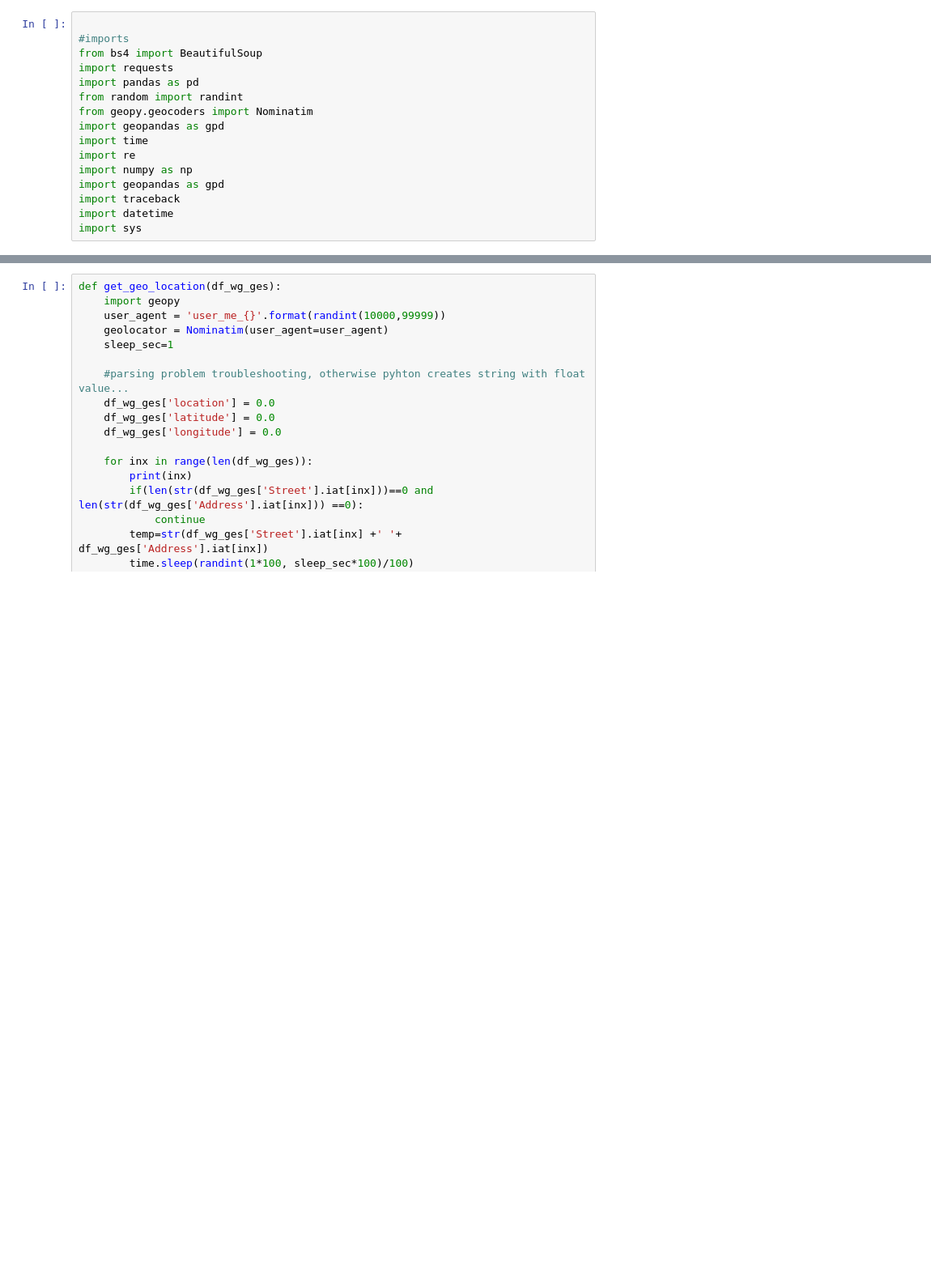
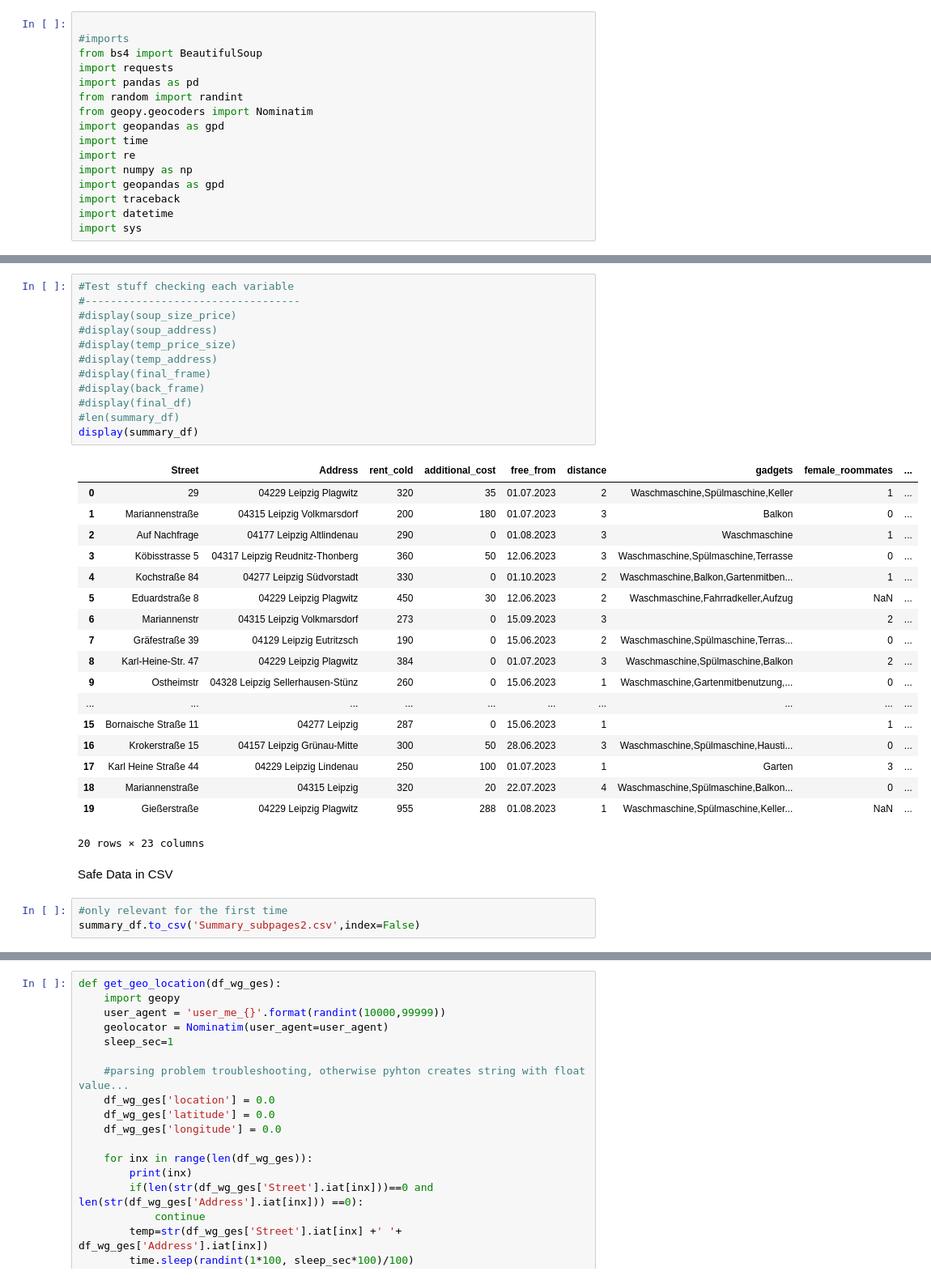
Before and after one commit to jonny433/computational_spatial_humanities, a Jupyter notebook: backend/src/Wg_ges_scraper.ipynb, the cells around one changed output, grey strips where cells are left out. Shown: that part at 81% size. Saved outputs shown, nothing was run; the diff lists cells and outputs as text; blank space fills up the shorter version.

```diff
--- a/backend/src/Wg_ges_scraper.ipynb
+++ b/backend/src/Wg_ges_scraper.ipynb
@@ -70,0 +71,36 @@ current URL: https://www.wg-gesucht.de/wg-zimmer-in-Leipzig-Neustadt-Neuschoenef
+# %%
+#Test stuff checking each variable
+#----------------------------------
+#display(soup_size_price)
+#display(soup_address)
+#display(temp_price_size)
+#display(temp_address)
+#display(final_frame)
+#display(back_frame)
+#display(final_df)
+#len(summary_df)
+display(summary_df)
+# %% [output]
+|  | Street | Address | rent_cold | additional_cost | free_from | distance | gadgets | female_roommates | ... |
+| 0 | 29 | 04229 Leipzig Plagwitz | 320 | 35 | 01.07.2023 | 2 | Waschmaschine,Spülmaschine,Keller | 1 | ... |
+| 1 | Mariannenstraße | 04315 Leipzig Volkmarsdorf | 200 | 180 | 01.07.2023 | 3 | Balkon | 0 | ... |
+| 2 | Auf Nachfrage | 04177 Leipzig Altlindenau | 290 | 0 | 01.08.2023 | 3 | Waschmaschine | 1 | ... |
+| 3 | Köbisstrasse 5 | 04317 Leipzig Reudnitz-Thonberg | 360 | 50 | 12.06.2023 | 3 | Waschmaschine,Spülmaschine,Terrasse | 0 | ... |
+| 4 | Kochstraße 84 | 04277 Leipzig Südvorstadt | 330 | 0 | 01.10.2023 | 2 | Waschmaschine,Balkon,Gartenmitben... | 1 | ... |
+| 5 | Eduardstraße 8 | 04229 Leipzig Plagwitz | 450 | 30 | 12.06.2023 | 2 | Waschmaschine,Fahrradkeller,Aufzug | NaN | ... |
+| 6 | Mariannenstr | 04315 Leipzig Volkmarsdorf | 273 | 0 | 15.09.2023 | 3 |  | 2 | ... |
+| 7 | Gräfestraße 39 | 04129 Leipzig Eutritzsch | 190 | 0 | 15.06.2023 | 2 | Waschmaschine,Spülmaschine,Terras... | 0 | ... |
+| 8 | Karl-Heine-Str. 47 | 04229 Leipzig Plagwitz | 384 | 0 | 01.07.2023 | 3 | Waschmaschine,Spülmaschine,Balkon | 2 | ... |
+| 9 | Ostheimstr | 04328 Leipzig Sellerhausen-Stünz | 260 | 0 | 15.06.2023 | 1 | Waschmaschine,Gartenmitbenutzung,... | 0 | ... |
+| ... | ... | ... | ... | ... | ... | ... | ... | ... | ... |
+| 15 | Bornaische Straße 11 | 04277 Leipzig | 287 | 0 | 15.06.2023 | 1 |  | 1 | ... |
+| 16 | Krokerstraße 15 | 04157 Leipzig Grünau-Mitte | 300 | 50 | 28.06.2023 | 3 | Waschmaschine,Spülmaschine,Hausti... | 0 | ... |
+| 17 | Karl Heine Straße 44 | 04229 Leipzig Lindenau | 250 | 100 | 01.07.2023 | 1 | Garten | 3 | ... |
+| 18 | Mariannenstraße | 04315 Leipzig | 320 | 20 | 22.07.2023 | 4 | Waschmaschine,Spülmaschine,Balkon... | 0 | ... |
+| 19 | Gießerstraße | 04229 Leipzig Plagwitz | 955 | 288 | 01.08.2023 | 1 | Waschmaschine,Spülmaschine,Keller... | NaN | ... |
+20 rows × 23 columns
+# %% [markdown]
+Safe Data in CSV
+# %%
+#only relevant for the first time
+summary_df.to_csv('Summary_subpages2.csv',index=False)
```
Also changed, not shown: parts of 13 cells of this notebook, 1 other file.
